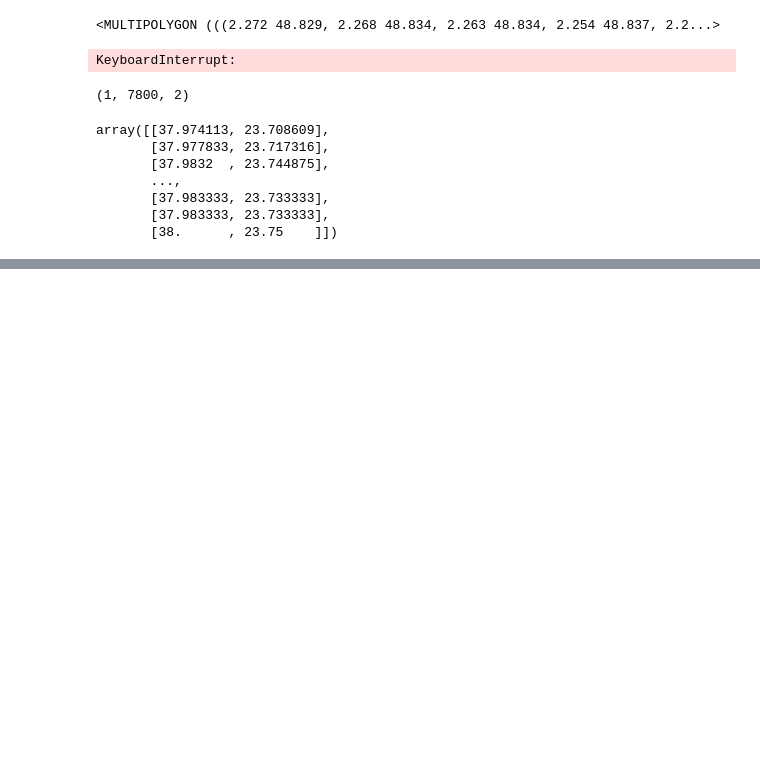
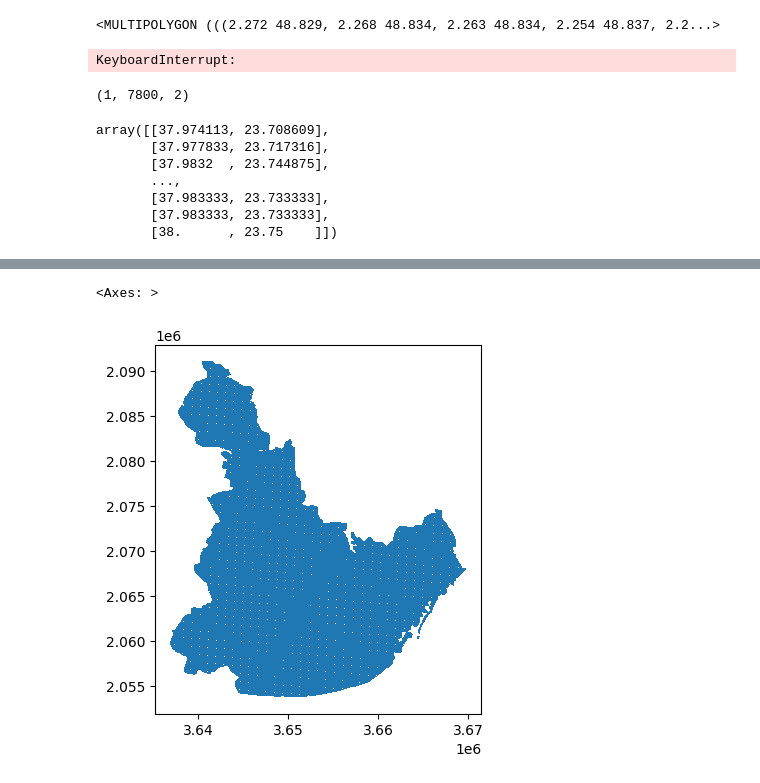
Before and after one commit to zilikons/demeter, a Jupyter notebook: notebooks/zilikons_extra_y.ipynb, the cells around one changed output, grey strips where cells are left out. Cells and saved outputs as stored; diff of their text form; code cells hidden in the pictures; blank space fills up the shorter version.

```diff
--- a/notebooks/zilikons_extra_y.ipynb
+++ b/notebooks/zilikons_extra_y.ipynb
@@ -277,0 +558,40 @@ athens_y
+# %%
+from construct_grid import *
+import pandas as pd
+import geopandas as gpd
+import numpy as np
+from shapely.geometry import Polygon, Point
+def sjoin_nearest(data, squares):
+    data = data.to_crs(epsg=3035)
+    squares = squares.to_crs(epsg=3035)
+    joined_data = gpd.sjoin_nearest(data, squares, how='left')
+    joined_data = joined_data.drop_duplicates(subset='geometry').reset_index(drop=True)
+    joined_data = joined_data.drop(columns='index_right')
+
+    columns_to_drop = ['index_right', 'country_left', 'class_2018', 'identifier', 'city_name', 'country_right']
+    for column in columns_to_drop:
+        if column in joined_data.columns:
+            joined_data.drop(columns=[column], inplace=True)
+
+    return joined_data
+
+#Function that combines all the different steps from construct grid
+def create_squares_and_join_data(city_gdf, landuse_gdf, other_features_gdf, cell_size):
+    # Step 1: Create a grid of centroids within the city polygon
+    polygon_meter = city_gdf.set_crs(epsg=4326, allow_override=True)
+    polygon_meter = polygon_meter.to_crs(epsg=3035)
+    centroids_gdf = create_centroids_gdf(polygon_meter, cell_size)
+
+    # Step 2: Join the landuse feature with the city polygon
+    landuse_joined = join_landuse_city(city_gdf, landuse_gdf)
+
+    # Step 3: Match the input centroid point with the land use data
+    landuse_centroid = join_landuse_centroid(centroids_gdf, landuse_joined)
+
+    # Step 4: Convert the matched centroids back into squares
+    squares_gdf = points_to_squares(landuse_centroid, cell_size)
+
+    # Step 5: Join the squares with the other feature data
+    joined_data = sjoin_nearest(other_features_gdf, squares_gdf)
+
+    return joined_data
@@ -277,0 +614,6 @@ athens_y
+# %%
+barcelona_features = create_squares_and_join_data(barcelona,barcelona_landuse,zff,100)
+barcelona_features.plot()
+# %% [output]
+<Axes: >
+[figure, added]
```
Also changed, not shown: parts of 86 cells of this notebook.
